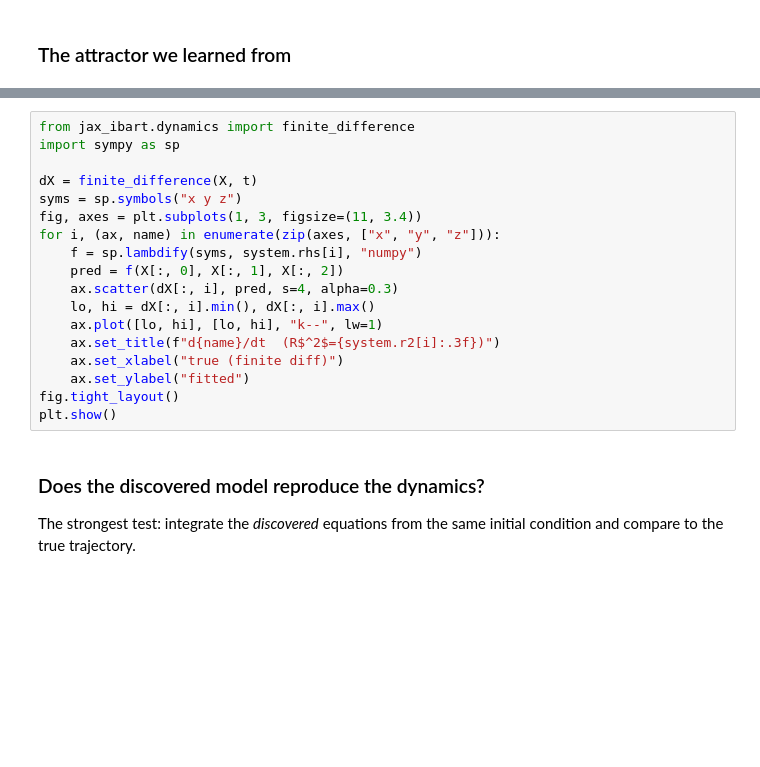
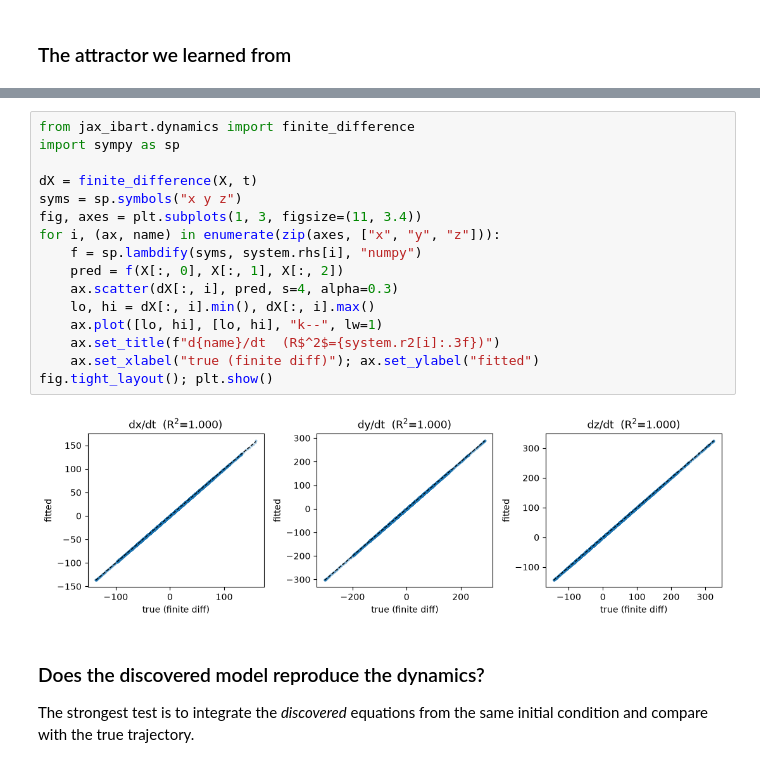
Before and after one commit to jkitchin/jax-ibart, a Jupyter notebook: docs/examples/05_dynamics.ipynb, the cells around one changed output, grey strips where cells are left out. Drawn from its saved outputs; the diff is of its cells as text; blank space fills up the shorter version.

```diff
--- a/docs/examples/05_dynamics.ipynb
+++ b/docs/examples/05_dynamics.ipynb
@@ -55,25 +63,25 @@ reproduces the dynamics.
 # %%
 from jax_ibart.dynamics import finite_difference
 import sympy as sp
 
 dX = finite_difference(X, t)
 syms = sp.symbols("x y z")
 fig, axes = plt.subplots(1, 3, figsize=(11, 3.4))
 for i, (ax, name) in enumerate(zip(axes, ["x", "y", "z"])):
     f = sp.lambdify(syms, system.rhs[i], "numpy")
     pred = f(X[:, 0], X[:, 1], X[:, 2])
     ax.scatter(dX[:, i], pred, s=4, alpha=0.3)
     lo, hi = dX[:, i].min(), dX[:, i].max()
     ax.plot([lo, hi], [lo, hi], "k--", lw=1)
     ax.set_title(f"d{name}/dt  (R$^2$={system.r2[i]:.3f})")
-    ax.set_xlabel("true (finite diff)")
-    ax.set_ylabel("fitted")
-fig.tight_layout()
-plt.show()
+    ax.set_xlabel("true (finite diff)"); ax.set_ylabel("fitted")
+fig.tight_layout(); plt.show()
+# %% [output]
+[figure, added]
 # %% [markdown]
 ### Does the discovered model reproduce the dynamics?
 
-The strongest test: integrate the *discovered* equations from the same initial
-condition and compare to the true trajectory.
+The strongest test is to integrate the *discovered* equations from the same
+initial condition and compare with the true trajectory.
 # %%
 funcs = [sp.lambdify(syms, e, "numpy") for e in system.rhs]
```
Also changed, not shown: parts of 12 cells of this notebook, 23 other files.
